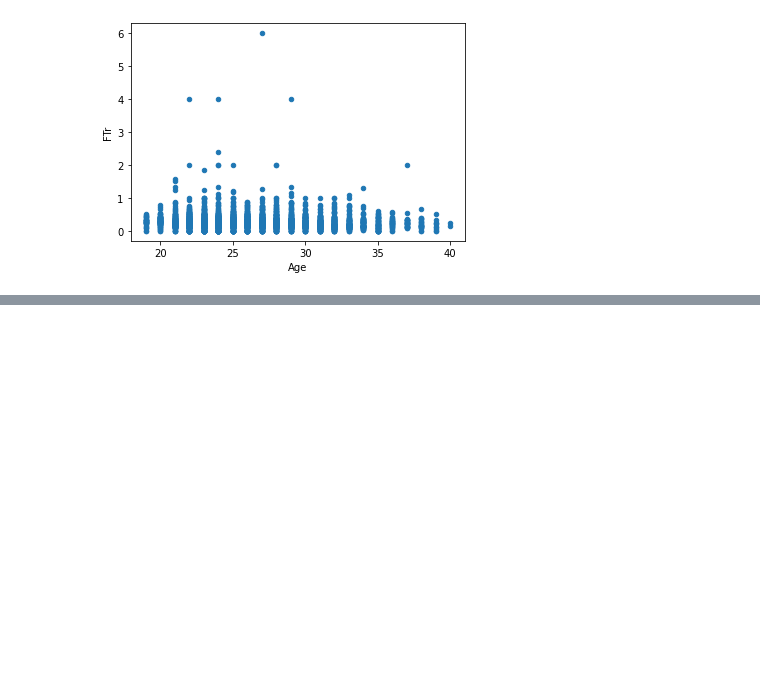
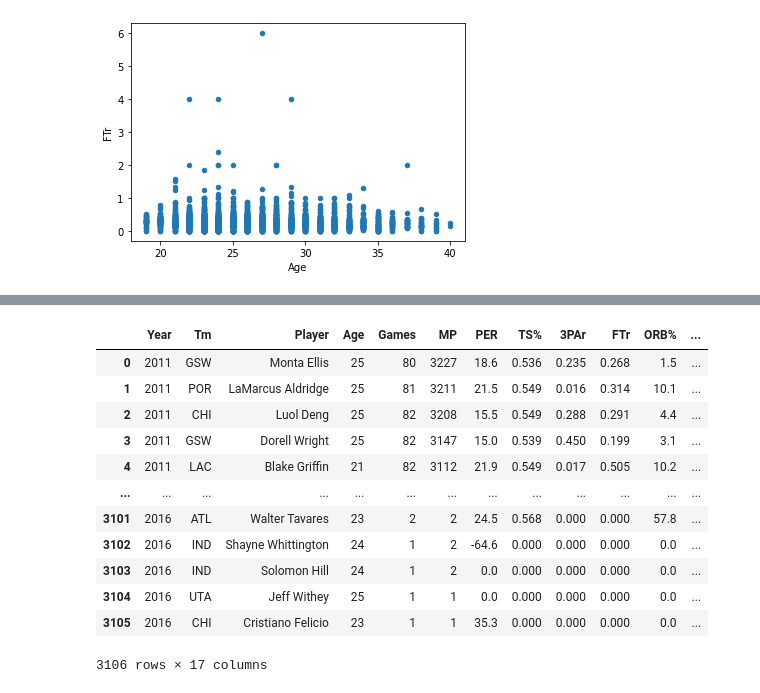
Before and after one commit to data301-2020-winter1/course-project-solo_6019, a Jupyter notebook: analysis/EDA.ipynb, the cells around one changed output, grey strips where cells are left out. Cells and saved outputs as stored; diff of their text form; code cells hidden in the pictures; blank space fills up the shorter version.

```diff
--- a/analysis/EDA.ipynb
+++ b/analysis/EDA.ipynb
@@ -184,0 +191,16 @@ df.plot(kind="scatter", x="Age", y="FTr")
+# %%
+df
+# %% [output]
+|  | Year | Tm | Player | Age | Games | MP | PER | TS% | 3PAr | FTr | ORB% | ... |
+| 0 | 2011 | GSW | Monta Ellis | 25 | 80 | 3227 | 18.6 | 0.536 | 0.235 | 0.268 | 1.5 | ... |
+| 1 | 2011 | POR | LaMarcus Aldridge | 25 | 81 | 3211 | 21.5 | 0.549 | 0.016 | 0.314 | 10.1 | ... |
+| 2 | 2011 | CHI | Luol Deng | 25 | 82 | 3208 | 15.5 | 0.549 | 0.288 | 0.291 | 4.4 | ... |
+| 3 | 2011 | GSW | Dorell Wright | 25 | 82 | 3147 | 15.0 | 0.539 | 0.450 | 0.199 | 3.1 | ... |
+| 4 | 2011 | LAC | Blake Griffin | 21 | 82 | 3112 | 21.9 | 0.549 | 0.017 | 0.505 | 10.2 | ... |
+| ... | ... | ... | ... | ... | ... | ... | ... | ... | ... | ... | ... | ... |
+| 3101 | 2016 | ATL | Walter Tavares | 23 | 2 | 2 | 24.5 | 0.568 | 0.000 | 0.000 | 57.8 | ... |
+| 3102 | 2016 | IND | Shayne Whittington | 24 | 1 | 2 | -64.6 | 0.000 | 0.000 | 0.000 | 0.0 | ... |
+| 3103 | 2016 | IND | Solomon Hill | 24 | 1 | 2 | 0.0 | 0.000 | 0.000 | 0.000 | 0.0 | ... |
+| 3104 | 2016 | UTA | Jeff Withey | 25 | 1 | 1 | 0.0 | 0.000 | 0.000 | 0.000 | 0.0 | ... |
+| 3105 | 2016 | CHI | Cristiano Felicio | 23 | 1 | 1 | 35.3 | 0.000 | 0.000 | 0.000 | 0.0 | ... |
+3106 rows × 17 columns
```
Also changed, not shown: parts of 5 cells of this notebook, 1 other file.
